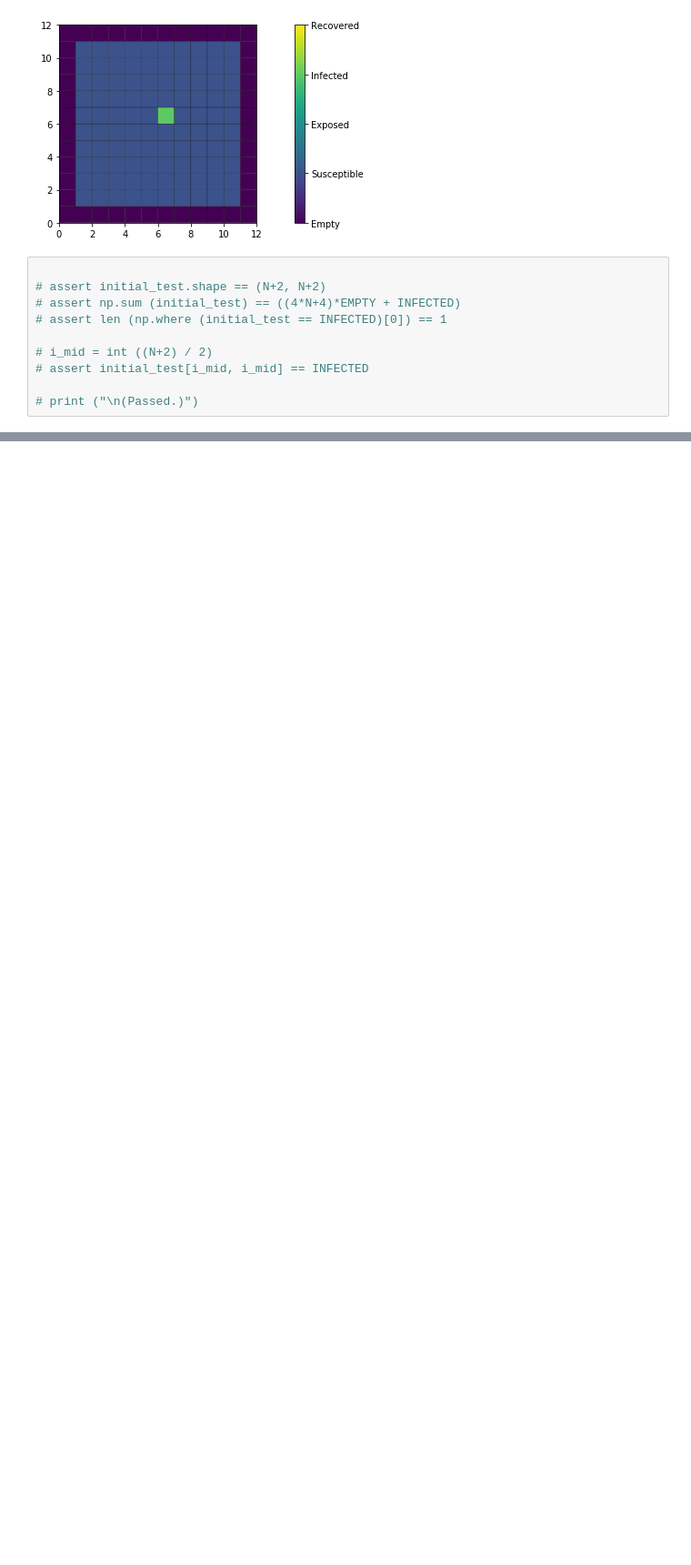
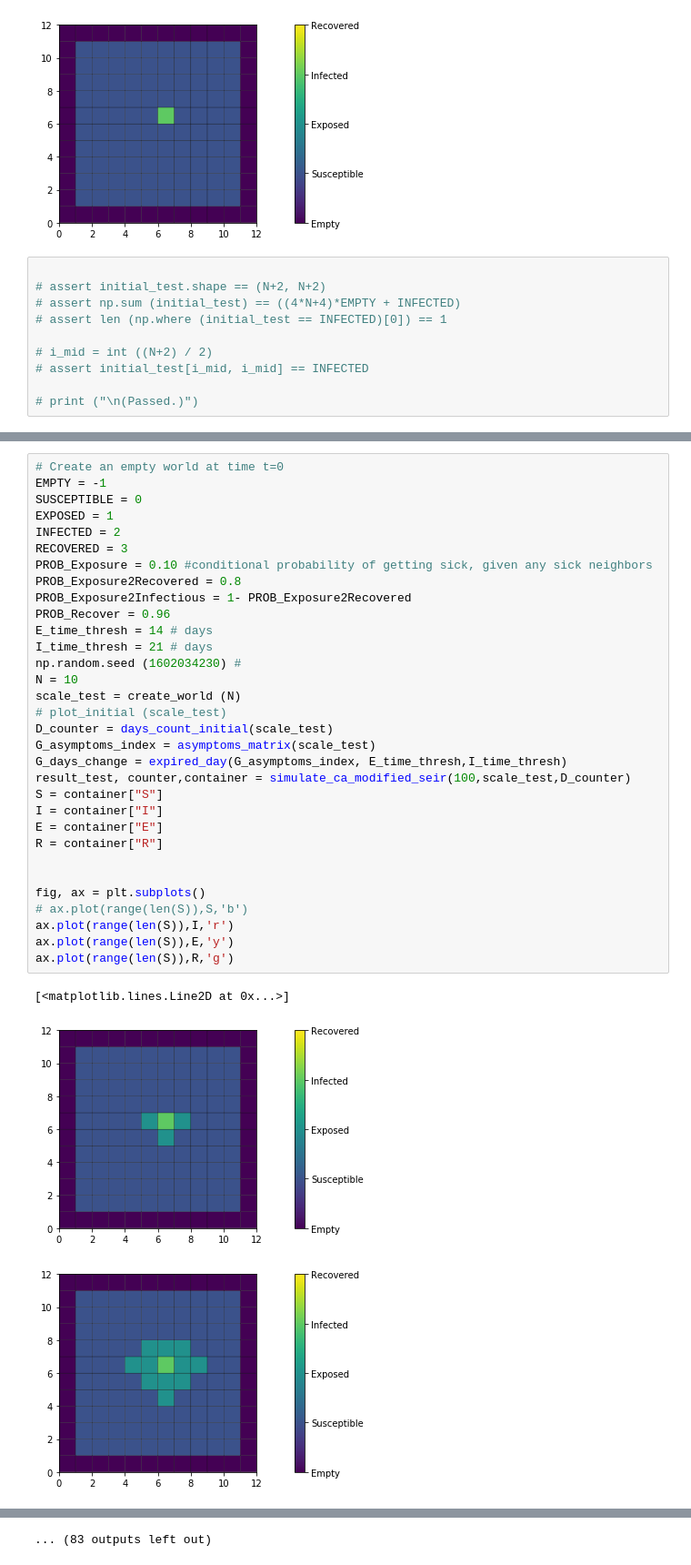
Before and after one commit to MUYANGGUO/COVID19-Simulation, a Jupyter notebook: Models_Notebooks/part0--ca.ipynb, the cells around one changed output, grey strips where cells are left out. Shown at 91% size. Cells and saved outputs as stored; diff of their text form; blank space fills up the shorter version.

```diff
--- a/Models_Notebooks/part0--ca.ipynb
+++ b/Models_Notebooks/part0--ca.ipynb
@@ -336,0 +417,36 @@ average
+# %%
+# Create an empty world at time t=0
+EMPTY = -1
+SUSCEPTIBLE = 0
+EXPOSED = 1
+INFECTED = 2
+RECOVERED = 3
+PROB_Exposure = 0.10 #conditional probability of getting sick, given any sick neighbors
+PROB_Exposure2Recovered = 0.8
+PROB_Exposure2Infectious = 1- PROB_Exposure2Recovered
+PROB_Recover = 0.96
+E_time_thresh = 14 # days
+I_time_thresh = 21 # days
+np.random.seed (1602034230) #
+N = 10
+scale_test = create_world (N)
+# plot_initial (scale_test)
+D_counter = days_count_initial(scale_test)
+G_asymptoms_index = asymptoms_matrix(scale_test)
+G_days_change = expired_day(G_asymptoms_index, E_time_thresh,I_time_thresh)
+result_test, counter,container = simulate_ca_modified_seir(100,scale_test,D_counter)
+S = container["S"]
+I = container["I"]
+E = container["E"]
+R = container["R"]
+
+
+fig, ax = plt.subplots()
+# ax.plot(range(len(S)),S,'b')
+ax.plot(range(len(S)),I,'r')
+ax.plot(range(len(S)),E,'y')
+ax.plot(range(len(S)),R,'g')
+# %% [output]
+[<matplotlib.lines.Line2D at 0x...>]
+[figure, added]
+[figure, added]
@@ -336,0 +462 @@ average
+... (83 outputs left out)
```
Also changed, not shown: parts of 12 cells of this notebook, 3 other files.
